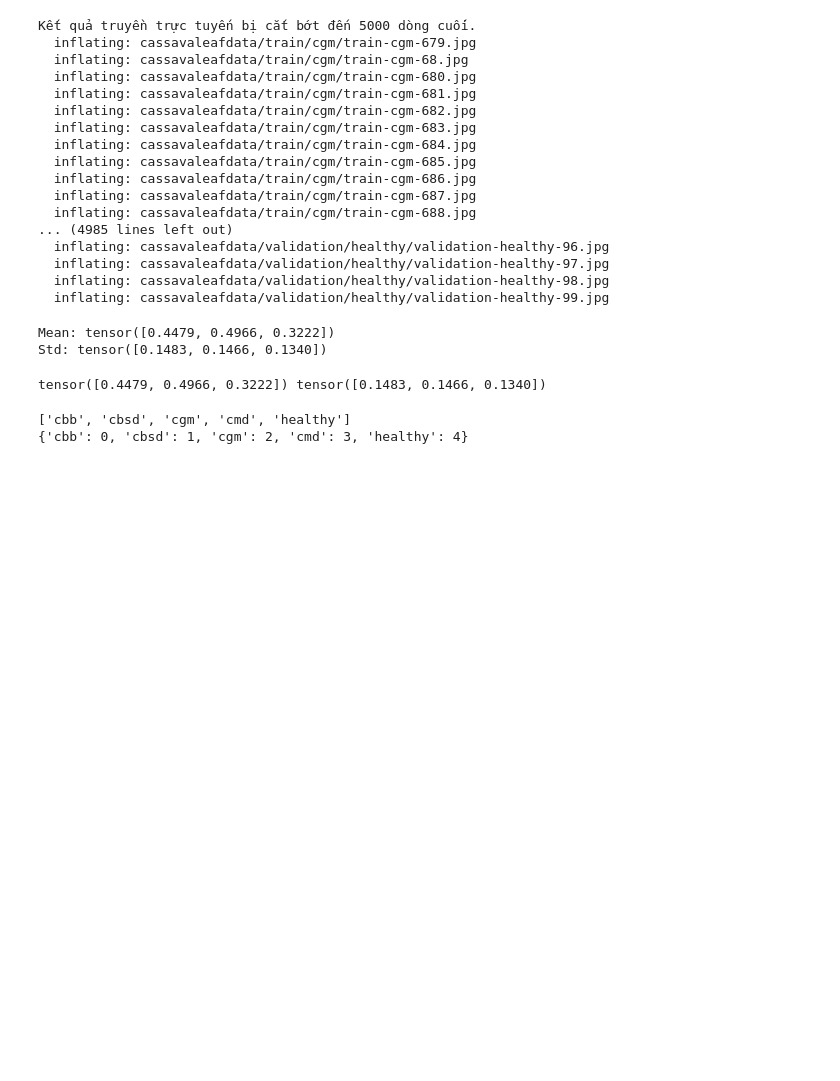
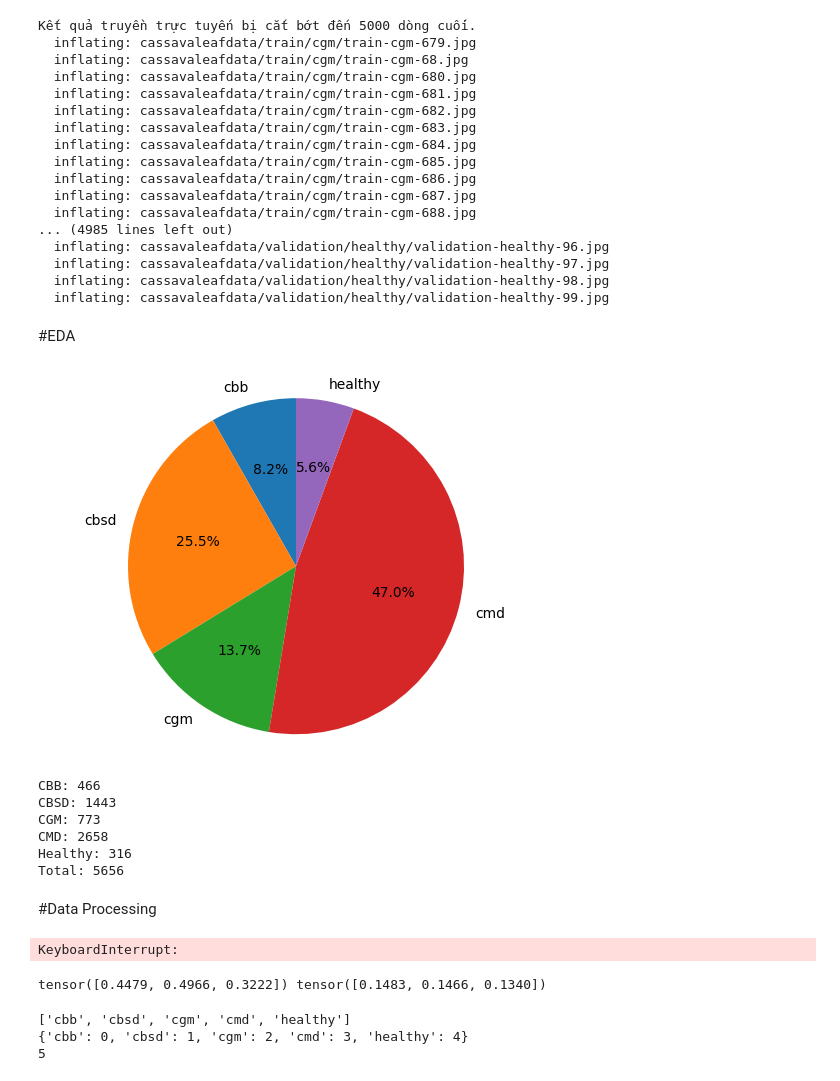
Before and after one commit to Tuevu110405/Cassava-leaf-classification-with-Resnet18, a Jupyter notebook: MyRESNET18.ipynb, the cells around one changed output. Drawn from its saved outputs; the diff is of its cells as text; code cells hidden in the pictures; blank space fills up the shorter version.

```diff
--- a/MyRESNET18.ipynb
+++ b/MyRESNET18.ipynb
@@ -57,10 +57,55 @@ Kết quả truyền trực tuyến bị cắt bớt đến 5000 dòng cuối.
 # %%
 IMG_SIZE = 224
 BATCH_SIZE = 64
+# %% [markdown]
+#EDA
+# %%
+import matplotlib.pyplot as plt
+
+
+data_dir = '/content/cassavaleafdata'
+train_dir = os.path.join(data_dir, 'train')
+val_dir = os.path.join(data_dir, 'val')
+test_dir = os.path.join(data_dir, 'test')
+
+cbb = len(os.listdir(os.path.join(train_dir, 'cbb')))
+cbsd = len(os.listdir(os.path.join(train_dir, 'cbsd')))
+cgm = len(os.listdir(os.path.join(train_dir, 'cgm')))
+cmd = len(os.listdir(os.path.join(train_dir, 'cmd')))
+healthy = len(os.listdir(os.path.join(train_dir, 'healthy')))
+
+#plot pie chart for them
+data = {'cbb': cbb, 'cbsd': cbsd, 'cgm': cgm, 'cmd': cmd, 'healthy': healthy}
+labels = list(data.keys())
+sizes = list(data.values())
+
+fig1, ax1 = plt.subplots()
+ax1.pie(sizes, labels=labels, autopct='%1.1f%%',
+    shadow = False, startangle=90)
+ax1.axis('equal')
+plt.show()
+
+print(f"CBB: {cbb}")
+print(f"CBSD: {cbsd}")
+print(f"CGM: {cgm}")
+print(f"CMD: {cmd}")
+print(f"Healthy: {healthy}")
+total_sample = cbb + cbsd + cgm + cmd + healthy
+print(f"Total: {cbb+cbsd+cgm+cmd+healthy}")
+# %% [output]
+[figure, added]
+CBB: 466
+CBSD: 1443
+CGM: 773
+CMD: 2658
+Healthy: 316
+Total: 5656
+# %% [markdown]
+#Data Processing
 # %%
 data_dir = '/content/cassavaleafdata'
 train_dir = os.path.join(data_dir, 'train')
-val_dir = os.path.join(data_dir, 'val')
+val_dir = os.path.join(data_dir, 'validation')
 test_dir = os.path.join(data_dir, 'test')
 
 initial_transform = transforms.Compose([
@@ -98,8 +143,7 @@ std = torch.sqrt(std)
 print(f"Mean: {mean}")
 print(f"Std: {std}")
 # %% [output]
-Mean: tensor([0.4479, 0.4966, 0.3222])
-Std: tensor([0.1483, 0.1466, 0.1340])
+KeyboardInterrupt:
 # %%
 val_dir = os.path.join(data_dir, 'validation')
 # %%
@@ -130,9 +174,11 @@ labels = train_dataset.classes
 print(labels)
 label_to_idx = train_dataset.class_to_idx
 print(label_to_idx)
+print(len(labels))
 # %% [output]
 ['cbb', 'cbsd', 'cgm', 'cmd', 'healthy']
 {'cbb': 0, 'cbsd': 1, 'cgm': 2, 'cmd': 3, 'healthy': 4}
+5
 # %%
 train_loader = DataLoader(train_dataset, batch_size=BATCH_SIZE, shuffle=True)
 val_loader = DataLoader(val_dataset, batch_size=BATCH_SIZE, shuffle=False)
```
Also changed, not shown: parts of 18 cells of this notebook.
